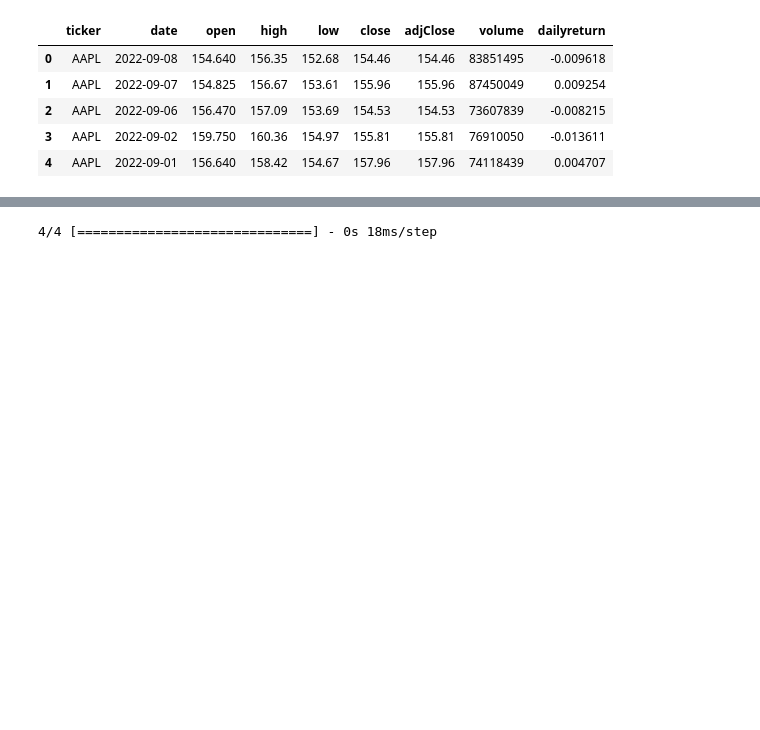
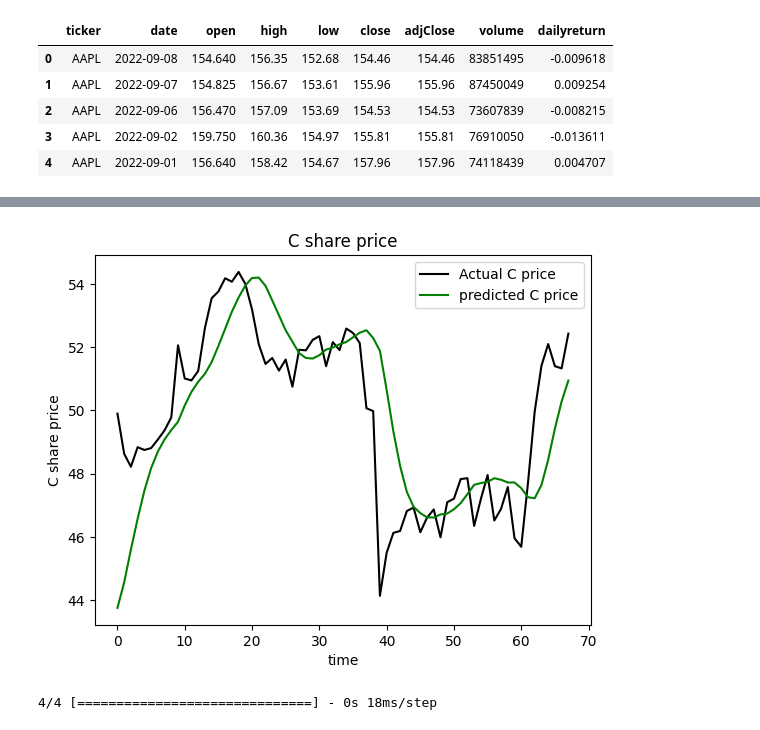
Before and after one commit to princepride/dashboard, a Jupyter notebook: mylstm.ipynb, the cells around one changed output, grey strips where cells are left out. Cells and saved outputs as stored; diff of their text form; code cells hidden in the pictures; blank space fills up the shorter version.

```diff
--- a/mylstm.ipynb
+++ b/mylstm.ipynb
@@ -238,0 +175,3 @@ def draw_stock_trade(COMPANY):
+# %%
+draw_stock_trade("C")
+# %% [output]
@@ -239,3 +179,4 @@ def draw_stock_trade(COMPANY):
+[figure, added]
 # %%
 def get_stock_data(COMPANY):
     test_data = load_data(company = COMPANY,
```
Also changed, not shown: parts of 20 cells of this notebook, 42 other files.
